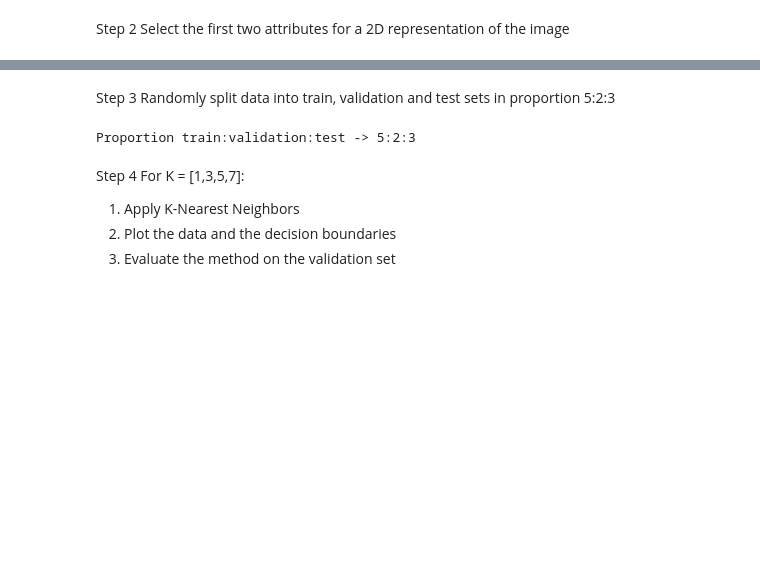
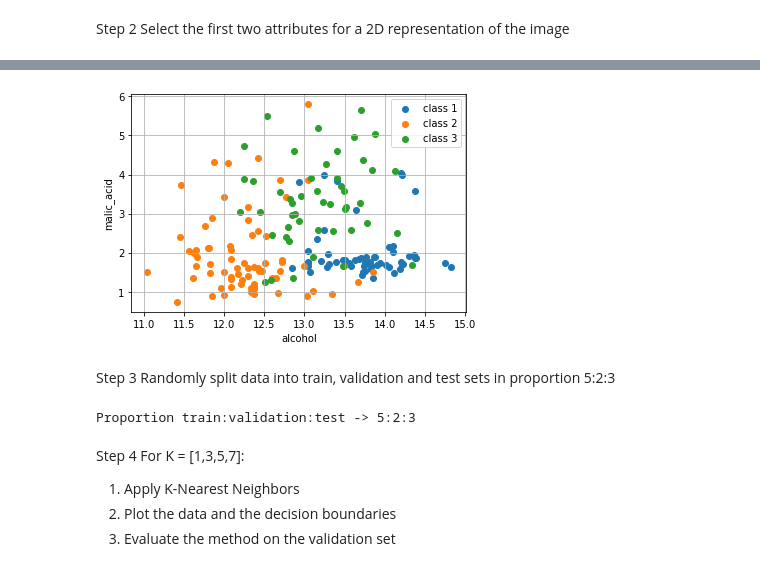
Before and after one commit to lore-lml/machine-learning2020-hw1, a Jupyter notebook: solution.ipynb, the cells around one changed output, grey strips where cells are left out. Drawn from its saved outputs; the diff is of its cells as text; code cells hidden in the pictures; blank space fills up the shorter version.

```diff
--- a/solution.ipynb
+++ b/solution.ipynb
@@ -50,3 +55,21 @@ plt.show()
+# %%
+def plot_feature_distribution(x, y, x_name, y_name, show=False):
+    plt.figure()
+    for i,color in enumerate(['tab:blue', 'tab:orange', 'tab:green']):
+        filter = y_true == i
+        plt.scatter(x[filter], y[filter], c=color, label=f"class {i+1}")
+    plt.legend()
+    plt.grid(True)
+    plt.xlabel(x_name)
+    plt.ylabel(y_name)
+    if show:
+        plt.show()
+
+X = dataset.data[:,:2]
+# Plot feature distribution
+plot_feature_distribution(X[:,0], X[:,1], dataset.feature_names[0], dataset.feature_names[1])
+# %% [output]
+[figure, added]
 # %% [markdown]
 Step 3
 Randomly split data into train, validation and test sets in proportion 5:2:3
```
Also changed, not shown: parts of 13 cells of this notebook, 1 other file.
